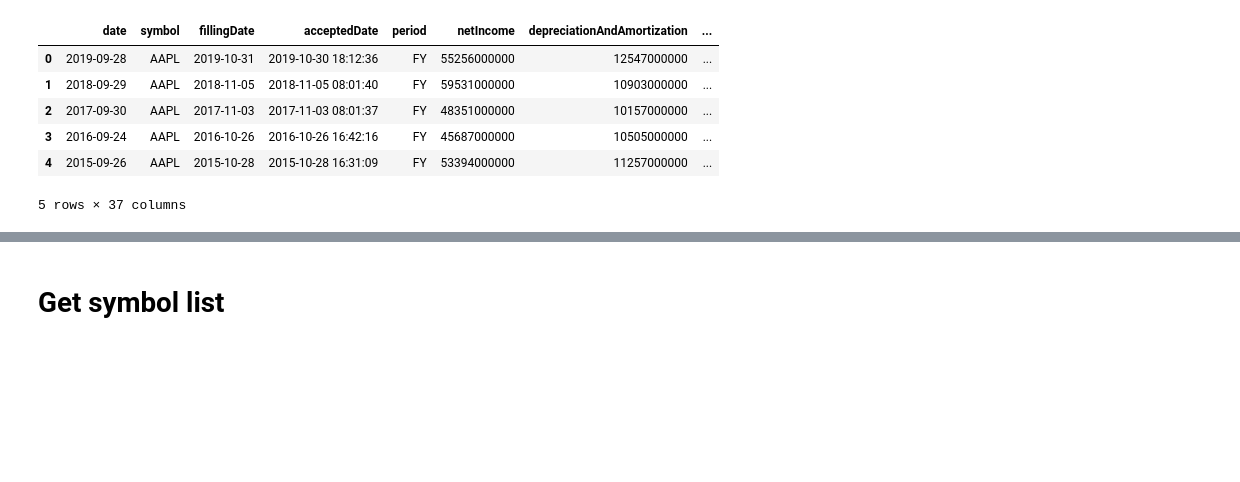
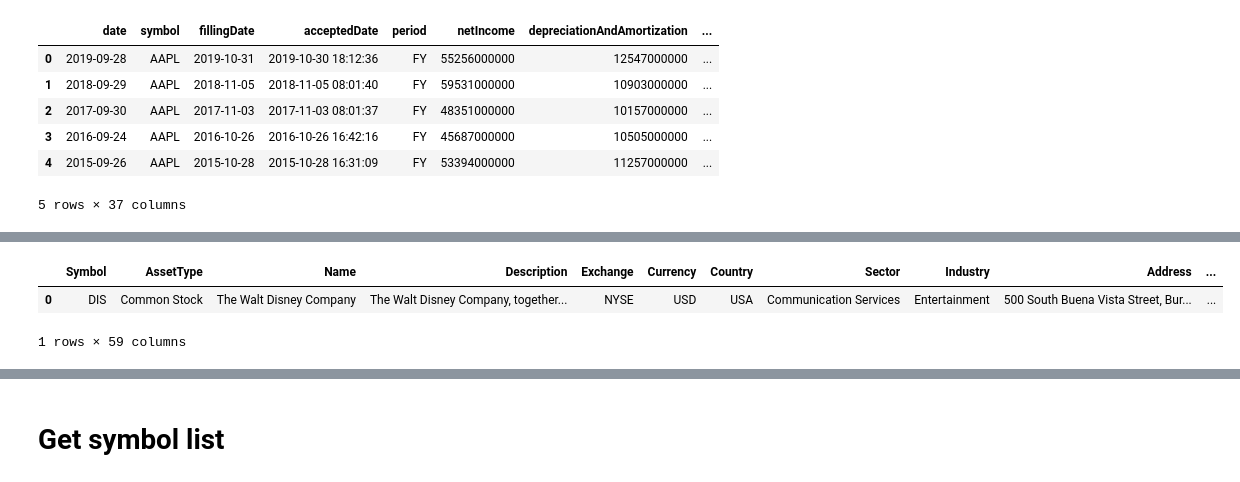
Before and after one commit to ooisiang/stock-analysis, a Jupyter notebook: stock_analysis.ipynb, the cells around one changed output, grey strips where cells are left out. Drawn from its saved outputs; the diff is of its cells as text; code cells hidden in the pictures; blank space fills up the shorter version.

```diff
--- a/stock_analysis.ipynb
+++ b/stock_analysis.ipynb
@@ -162,0 +274,33 @@ def collect_companies_data(tickers_list, api_key):
+# %%
+def alpha_get_company_profile_data(ticker, api_key):
+    """
+    This function aims to retrieve the selected company's profile data from alphavantage.co like market cap,
+    industry, sector, beta etc.
+
+    :param ticker: listed company ticker symbol
+    :type ticker: str
+    :param api_key: user's api key in alphavantage.co
+    :type ticker: str
+    :return: profile data of the selected company
+    :rtype: pd.DataFrame
+    """
+
+    company_profile_response = requests.get("https://www.alphavantage.co/query?function=OVERVIEW&symbol={}&apikey={}"
+                                            .format(ticker, api_key))
+
+    if company_profile_response.status_code == 200:
+        company_profile = [company_profile_response.json()]
+    else:
+        raise ValueError('Get {} company profile data failed with {}'
+                         .format(ticker, company_profile_response.status_code))
+
+    if pd.DataFrame(company_profile).empty:
+        raise ValueError('No data retrieved! Check API!')
+
+    return pd.DataFrame(company_profile)
+# %%
+alpha_get_company_profile_data('DIS', 'XHBL41C64CVIQFNJ')
+# %% [output]
+|  | Symbol | AssetType | Name | Description | Exchange | Currency | Country | Sector | Industry | Address | ... |
+| 0 | DIS | Common Stock | The Walt Disney Company | The Walt Disney Company, together... | NYSE | USD | USA | Communication Services | Entertainment | 500 South Buena Vista Street, Bur... | ... |
+1 rows × 59 columns
```
Also changed, not shown: parts of 23 cells of this notebook, 1 other file.
